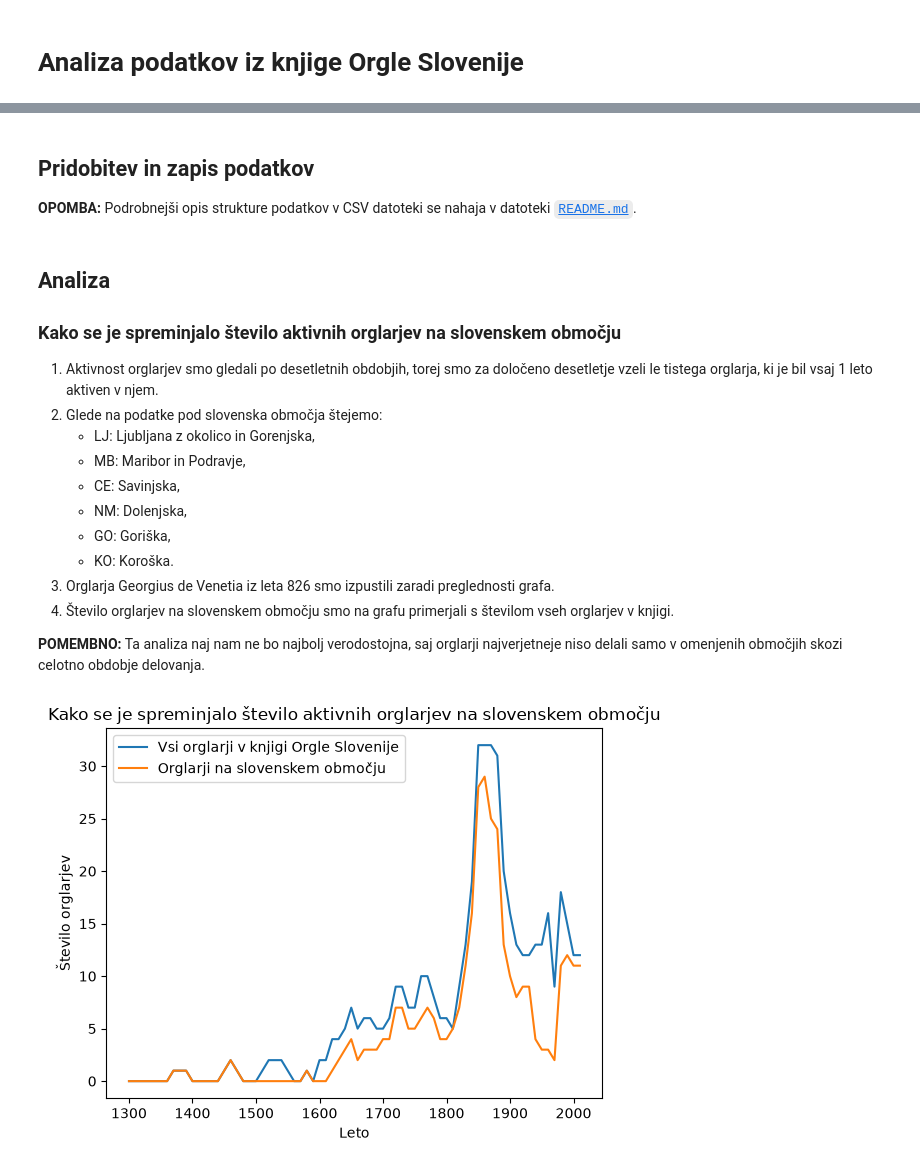
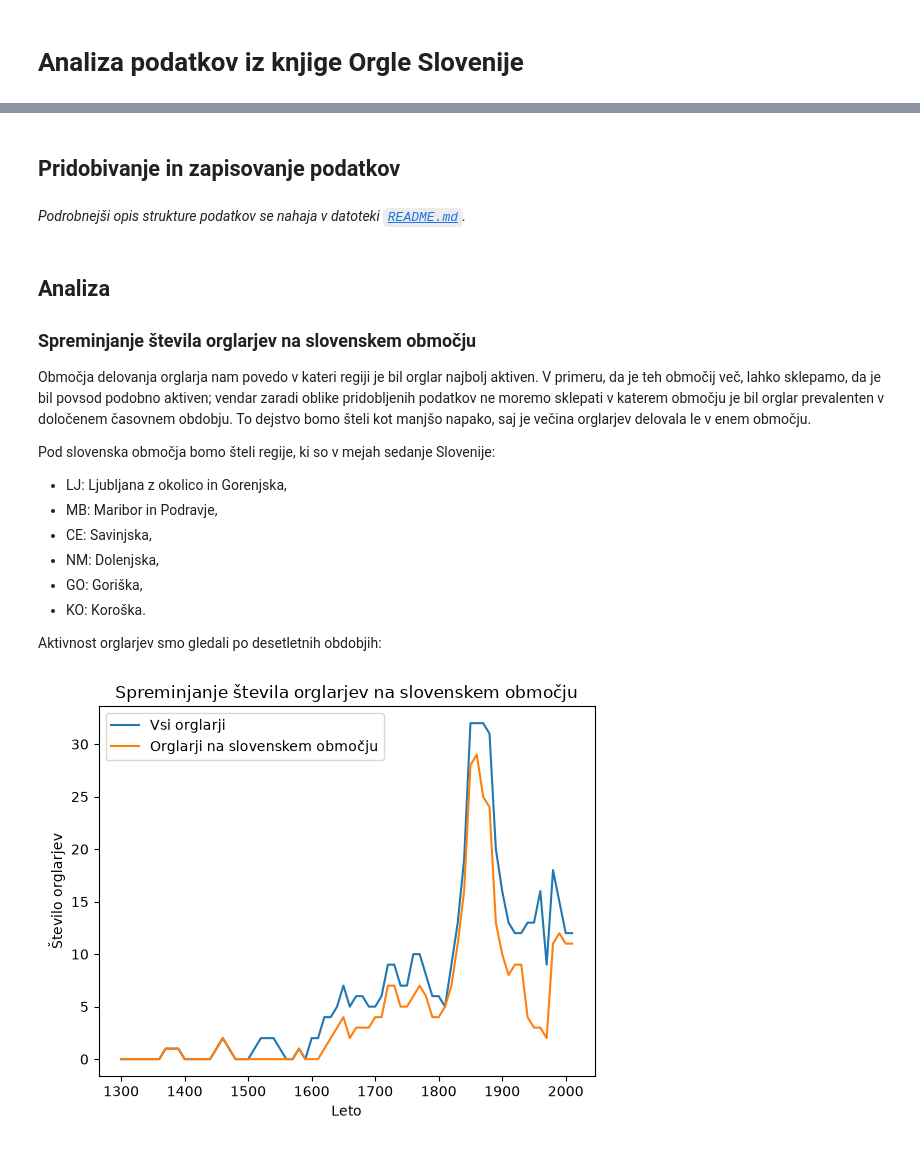
Before and after one commit to PetJer/UVP-projektna-naloga, a Jupyter notebook: analiza.ipynb, the cells around one changed output, grey strips where cells are left out. Drawn from its saved outputs; the diff is of its cells as text; code cells hidden in the pictures.

```diff
--- a/analiza.ipynb
+++ b/analiza.ipynb
@@ -10,54 +10,56 @@ from orodja.pridobivanje_podatkov import pridobi_orglarje
 from orodja.zapisovanje_podatkov import zapisi_orglarje_v_csv
 from orodja.filtriranje_podatkov import *
 # %% [markdown]
-## Pridobitev in zapis podatkov
-
-**OPOMBA:** Podrobnejši opis strukture podatkov v CSV datoteki se nahaja v datoteki [`README.md`](README.md#struktura-podatkov).
+## Pridobivanje in zapisovanje podatkov
 # %%
 orglarji = pridobi_orglarje()
 zapisi_orglarje_v_csv(orglarji)
 
 org = pd.read_csv('podatki/orglarji.csv')
+# %% [markdown]
+*Podrobnejši opis strukture podatkov se nahaja v datoteki [`README.md`](README.md#struktura-podatkov).*
 # %% [markdown]
 ## Analiza
 
-### Kako se je spreminjalo število aktivnih orglarjev na slovenskem območju
+### Spreminjanje števila orglarjev na slovenskem območju
 
-1. Aktivnost orglarjev smo gledali po desetletnih obdobjih, torej smo za določeno desetletje vzeli le tistega orglarja, ki je bil vsaj 1 leto aktiven v njem.
-2. Glede na podatke pod slovenska območja štejemo:
-    - LJ: Ljubljana z okolico in Gorenjska,
-    - MB: Maribor in Podravje,
-    - CE: Savinjska,
-    - NM: Dolenjska,
-    - GO: Goriška,
-    - KO: Koroška.
-3. Orglarja Georgius de Venetia iz leta 826 smo izpustili zaradi preglednosti grafa.
-4. Število orglarjev na slovenskem območju smo na grafu primerjali s številom vseh orglarjev v knjigi.
+Območja delovanja orglarja nam povedo v kateri regiji je bil orglar najbolj aktiven. V primeru, da je teh območij več, lahko sklepamo, da je bil povsod podobno aktiven; vendar zaradi oblike pridobljenih podatkov ne moremo sklepati v katerem območju je bil orglar prevalenten v določenem časovnem obdobju. To dejstvo bomo šteli kot manjšo napako, saj je večina orglarjev delovala le v enem območju.
 
-**POMEMBNO:** Ta analiza naj nam ne bo najbolj verodostojna, saj orglarji najverjetneje niso delali samo v omenjenih območjih skozi celotno obdobje delovanja.
+Pod slovenska območja bomo šteli regije, ki so v mejah sedanje Slovenije:
+   - LJ: Ljubljana z okolico in Gorenjska,
+   - MB: Maribor in Podravje,
+   - CE: Savinjska,
+   - NM: Dolenjska,
+   - GO: Goriška,
+   - KO: Koroška.
+
+Aktivnost orglarjev smo gledali po desetletnih obdobjih:
 # %%
-# Sestavimo seznam orglarjev, ki so bili aktivni v določenem desetletnem obdobju
+# Sestavimo seznam orglarjev po desetletjih
 ZACETEK, KONEC = 1300, 2020
-org_v_deset = pridobi_orglarje_po_desetletjih(org, ZACETEK, KONEC)
+org_po_deset = pridobi_orglarje_po_desetletjih(org, ZACETEK, KONEC)
 
-# Pridobimo orglarje, ki so delali na slovenskem območju
+# Pridobimo orglarje na slovenskem območju
 SLOVENSKA_OBMOCJA = ["LJ", "MB", "CE", "NM", "GO", "KO"]
-slo_org_v_deset = [pridobi_orglarje_v_obmocjih(o, SLOVENSKA_OBMOCJA) for o in org_v_deset]
+org_po_deset_slo = [
+    pridobi_orglarje_v_obmocjih(o, SLOVENSKA_OBMOCJA)
+    for o in org_po_deset
+]
 
-# Preštejemo število orglarjev v desetletnih obdobjih
-st_orglarjev = list(map(len, org_v_deset))
-st_slo_orglarjev = list(map(len, slo_org_v_deset))
+# Preštejemo število orglarjev
+st_org = list(map(len, org_po_deset))
+st_org_slo = list(map(len, org_po_deset_slo))
 
-# Število orglarjev na slovenskem območju primerjamo na grafu s številom vseh orglarjev v knjigi
-desetletja = range(ZACETEK, KONEC, 10)
-plt.plot(desetletja, st_orglarjev, label="Vsi orglarji v knjigi Orgle Slovenije")
-plt.plot(desetletja, st_slo_orglarjev, label="Orglarji na slovenskem območju")
+# Izrišemo graf
+desetl = range(ZACETEK, KONEC, 10)
+plt.plot(desetl, st_org, label="Vsi orglarji")
+plt.plot(desetl, st_org_slo, label="Orglarji na slovenskem območju")
 
 # Nastavimo prikaz grafa
-plt.title("Kako se je spreminjalo število aktivnih orglarjev na slovenskem območju")
+plt.title("Spreminjanje števila orglarjev na slovenskem območju")
 plt.xlabel("Leto")
 plt.ylabel("Število orglarjev")
 plt.legend(loc='upper left');
 # %% [output]
-[figure, old version]
+[figure, new version]
 # %% [markdown]
```
Also changed, not shown: parts of 26 cells of this notebook, 1 other file.
